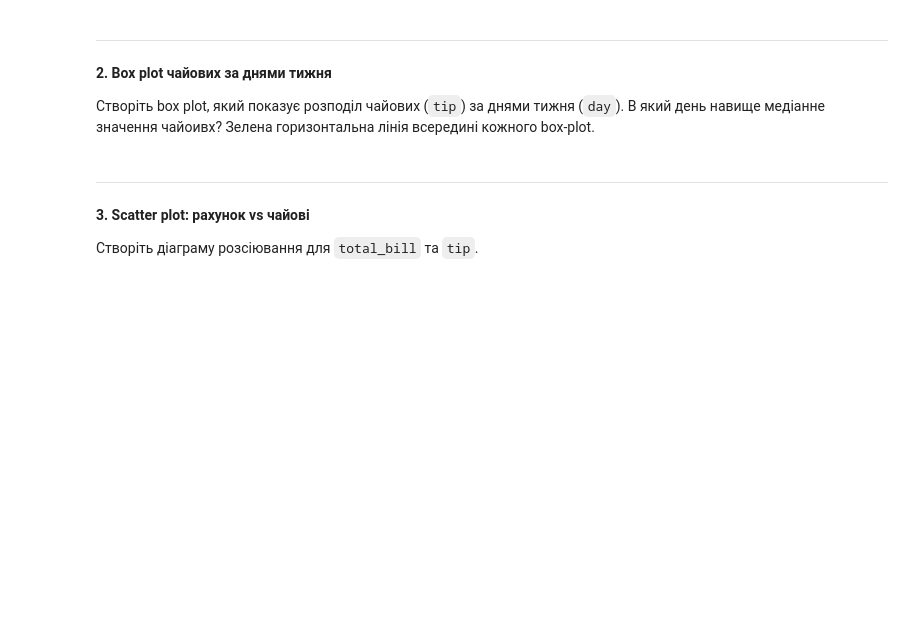
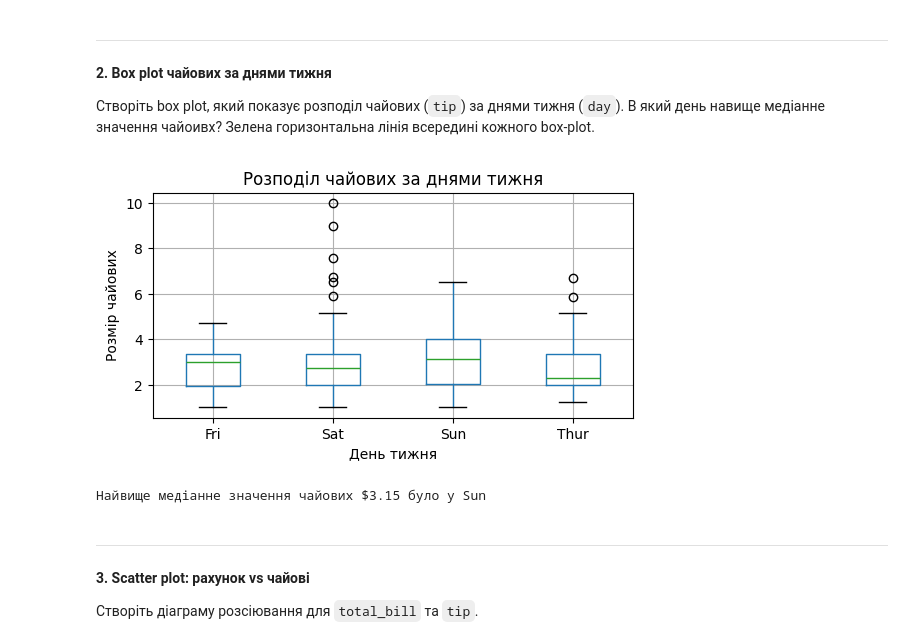
Before and after one commit to timapasechnik/ml_basic, a Jupyter notebook: HW9_Data_Visualization.ipynb, the cells around one changed output. Drawn from its saved outputs; the diff is of its cells as text; code cells hidden in the pictures; blank space fills up the shorter version.

```diff
--- a/HW9_Data_Visualization.ipynb
+++ b/HW9_Data_Visualization.ipynb
@@ -34,6 +46,21 @@ Tips - це датасет, який містить інформацію про
 
 Створіть box plot, який показує розподіл чайових (`tip`) за днями тижня (`day`).
 В який день навище медіанне значення чайоивх? Зелена горизонтальна лінія всередині кожного box-plot.
+# %%
+from numpy import median
+df.boxplot(column='tip', by='day', figsize=(6, 3))
+plt.title('Розподіл чайових за днями тижня')
+plt.suptitle(' ')  # Прибирає автоматичний заголовок
+plt.xlabel('День тижня')
+plt.ylabel('Розмір чайових')
+plt.show()
+
+# медіанне значення чайових
+median_tip = df.groupby('day')['tip'].median()
+print(f"\nНайвище медіанне значення чайових ${median_tip.max():.2f} було у {median_tip.idxmax()}")
+# %% [output]
+[figure, added]
+Найвище медіанне значення чайових $3.15 було у Sun
 # %% [markdown]
 ---
 
```
Also changed, not shown: parts of 4 cells of this notebook.
